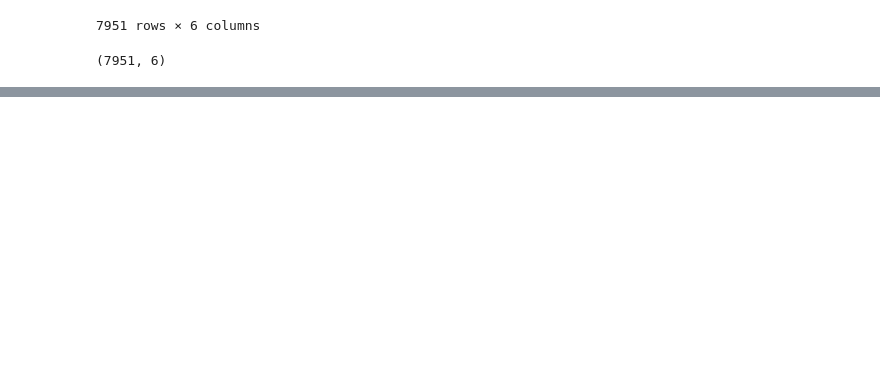
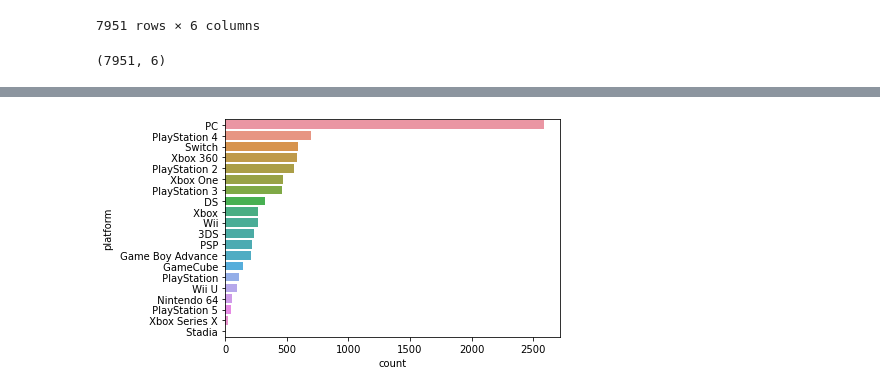
Before and after one commit to HopeHodges99/Videogame-Project, a Jupyter notebook: PreRecProjecg.ipynb, the cells around one changed output, grey strips where cells are left out. Saved outputs shown, nothing was run; the diff lists cells and outputs as text; code cells hidden in the pictures; blank space fills up the shorter version.

```diff
--- a/PreRecProjecg.ipynb
+++ b/PreRecProjecg.ipynb
@@ -156,0 +164,4 @@ Df5.shape
+# %%
+gpc = Df5['platform'].value_counts().reset_index()
+gpc.columns = ['platform', 'count']
+gpc
@@ -156,0 +186,4 @@ Df5.shape
+# %%
+sns.barplot(x = 'count',y = 'platform', data = gpc);
+# %% [output]
+[figure, added]
```
Also changed, not shown: parts of 11 cells of this notebook.
